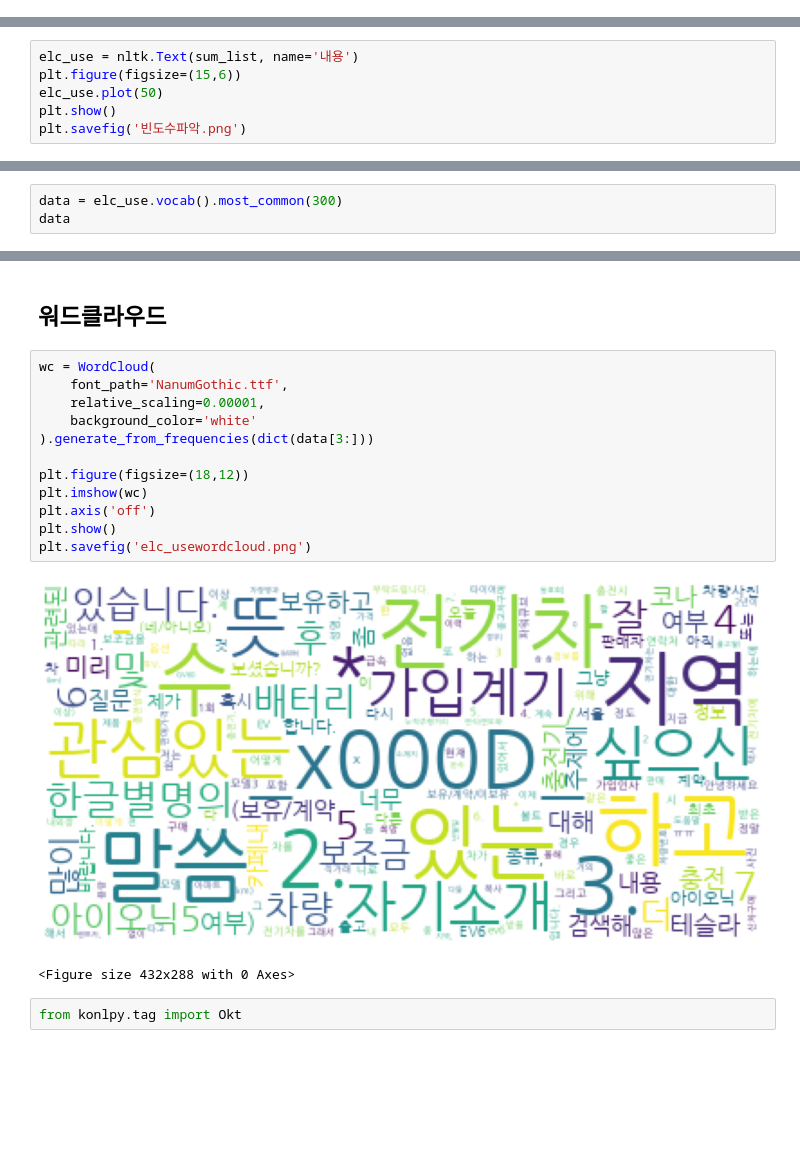
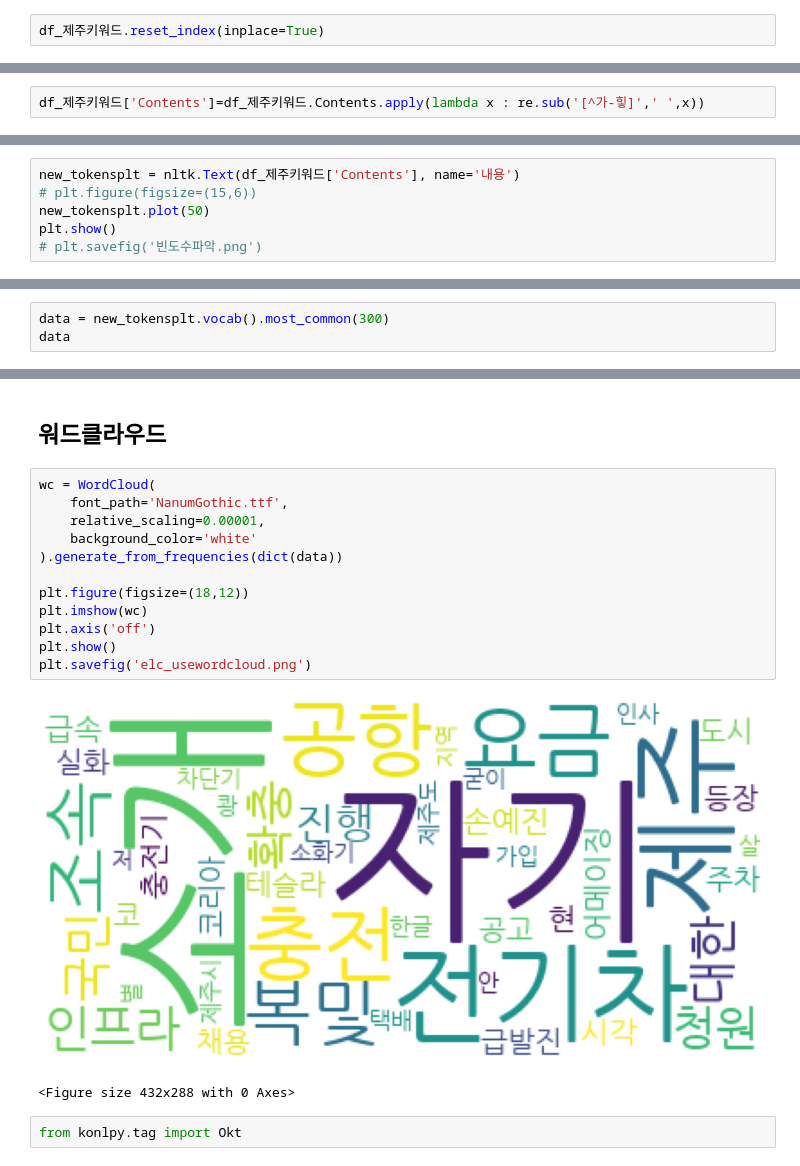
Before and after one commit to minwooking/Jeju_Electric_Vehicle_analysis, a Jupyter notebook: 전기차리뷰_워드클라우드.ipynb, the cells around one changed output, grey strips where cells are left out. Saved outputs shown, nothing was run; the diff lists cells and outputs as text; blank space fills up the shorter version.

```diff
--- a/전기차리뷰_워드클라우드.ipynb
+++ b/전기차리뷰_워드클라우드.ipynb
@@ -107,0 +152,2 @@ df_tofluxfull[df_tofluxfull.Contents.str.contains('제주')].Contents
+# %%
+df_제주키워드.reset_index(inplace=True)
@@ -129,0 +192,2 @@ len(sum_list)
+# %%
+df_제주키워드['Contents']=df_제주키워드.Contents.apply(lambda x : re.sub('[^가-힣]',' ',x))
@@ -130,7 +280,7 @@ len(sum_list)
 # %%
-elc_use = nltk.Text(sum_list, name='내용')
-plt.figure(figsize=(15,6))
-elc_use.plot(50)
+new_tokensplt = nltk.Text(df_제주키워드['Contents'], name='내용')
+# plt.figure(figsize=(15,6))
+new_tokensplt.plot(50)
 plt.show()
-plt.savefig('빈도수파악.png')
+# plt.savefig('빈도수파악.png')
 # %% [output]
@@ -139,4 +289,4 @@ plt.savefig('빈도수파악.png')
 # %%
-data = elc_use.vocab().most_common(300)
+data = new_tokensplt.vocab().most_common(300)
 data
 # %% [output]
@@ -162,17 +404,17 @@ data
 # %%
 wc = WordCloud(
     font_path='NanumGothic.ttf',
     relative_scaling=0.00001,
     background_color='white'
-).generate_from_frequencies(dict(data[3:]))
+).generate_from_frequencies(dict(data))
 
 plt.figure(figsize=(18,12))
 plt.imshow(wc)
 plt.axis('off')
 plt.show()
 plt.savefig('elc_usewordcloud.png')
 # %% [output]
-[figure, old version]
+[figure, new version]
 <Figure size 432x288 with 0 Axes>
 # %%
 from konlpy.tag import Okt
```
Also changed, not shown: parts of 26 cells of this notebook.
